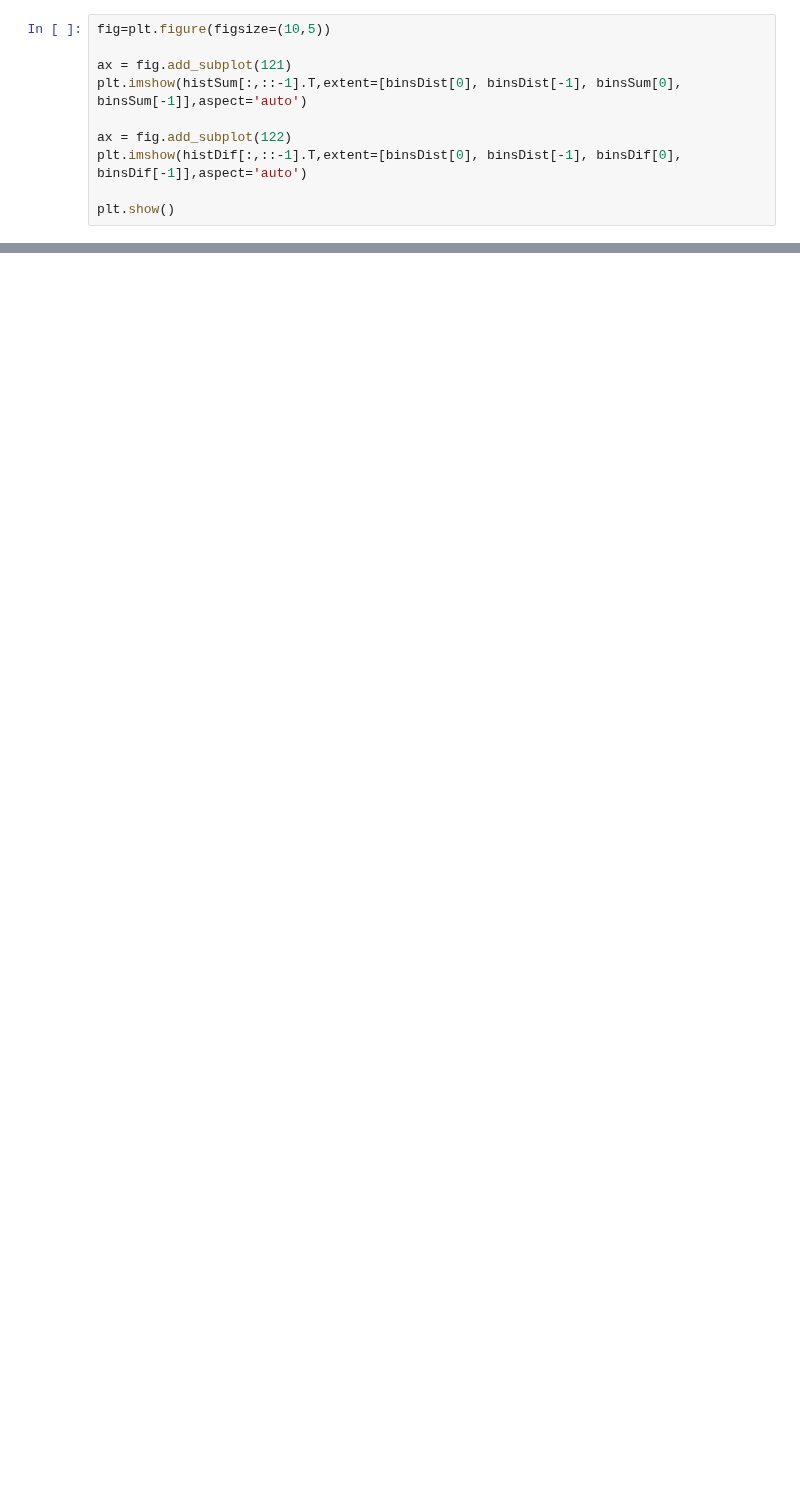
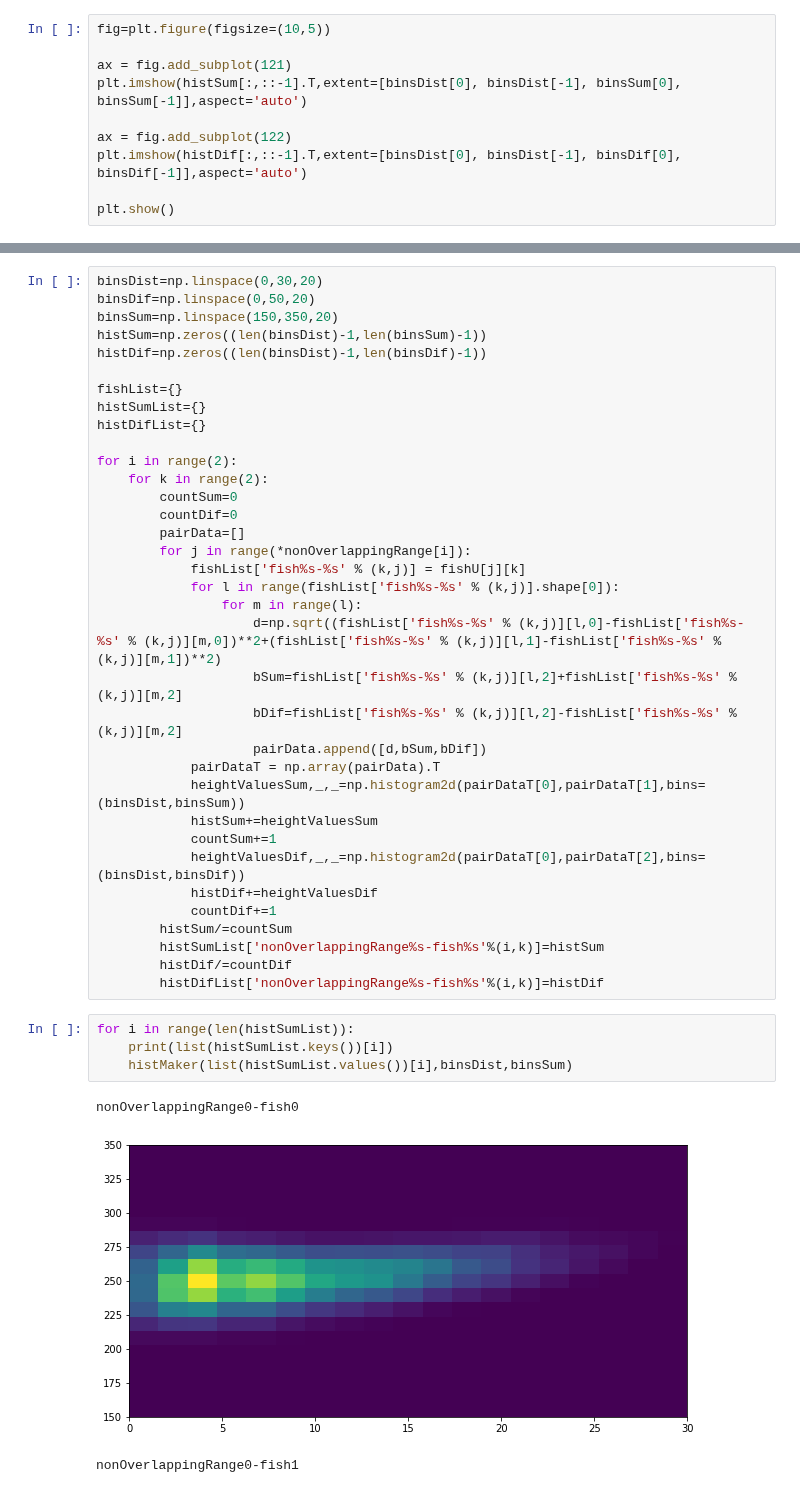
Before and after one commit to ASpraggin/FishTracking, a Jupyter notebook: fishGraphing.ipynb, the cells around one changed output, grey strips where cells are left out. Cells and saved outputs as stored; diff of their text form; blank space fills up the shorter version.

Commit message:
Added gitignore, wrote histogram function, added histograms for first two nonoverlappign ranges and two fish.

```diff
--- a/fishGraphing.ipynb
+++ b/fishGraphing.ipynb
@@ -58,0 +85,43 @@ plt.show()
+# %%
+binsDist=np.linspace(0,30,20)
+binsDif=np.linspace(0,50,20)
+binsSum=np.linspace(150,350,20)
+histSum=np.zeros((len(binsDist)-1,len(binsSum)-1))
+histDif=np.zeros((len(binsDist)-1,len(binsDif)-1))
+
+fishList={}
+histSumList={}
+histDifList={}
+
+for i in range(2):
+    for k in range(2):
+        countSum=0
+        countDif=0
+        pairData=[]
+        for j in range(*nonOverlappingRange[i]):
+            fishList['fish%s-%s' % (k,j)] = fishU[j][k]
+            for l in range(fishList['fish%s-%s' % (k,j)].shape[0]):
+                for m in range(l):
+                    d=np.sqrt((fishList['fish%s-%s' % (k,j)][l,0]-fishList['fish%s-%s' % (k,j)][m,0])**2+(fishList['fish%s-%s' % (k,j)][l,1]-fishList['fish%s-%s' % (k,j)][m,1])**2)
+                    bSum=fishList['fish%s-%s' % (k,j)][l,2]+fishList['fish%s-%s' % (k,j)][m,2]
+                    bDif=fishList['fish%s-%s' % (k,j)][l,2]-fishList['fish%s-%s' % (k,j)][m,2]
+                    pairData.append([d,bSum,bDif])
+            pairDataT = np.array(pairData).T
+            heightValuesSum,_,_=np.histogram2d(pairDataT[0],pairDataT[1],bins=(binsDist,binsSum))
+            histSum+=heightValuesSum
+            countSum+=1
+            heightValuesDif,_,_=np.histogram2d(pairDataT[0],pairDataT[2],bins=(binsDist,binsDif))
+            histDif+=heightValuesDif
+            countDif+=1
+        histSum/=countSum
+        histSumList['nonOverlappingRange%s-fish%s'%(i,k)]=histSum
+        histDif/=countDif
+        histDifList['nonOverlappingRange%s-fish%s'%(i,k)]=histDif
+# %%
+for i in range(len(histSumList)):
+    print(list(histSumList.keys())[i])
+    histMaker(list(histSumList.values())[i],binsDist,binsSum)
+# %% [output]
+nonOverlappingRange0-fish0
+[figure, added]
+nonOverlappingRange0-fish1
```
Also changed, not shown: parts of 7 cells of this notebook, 1 other file.
